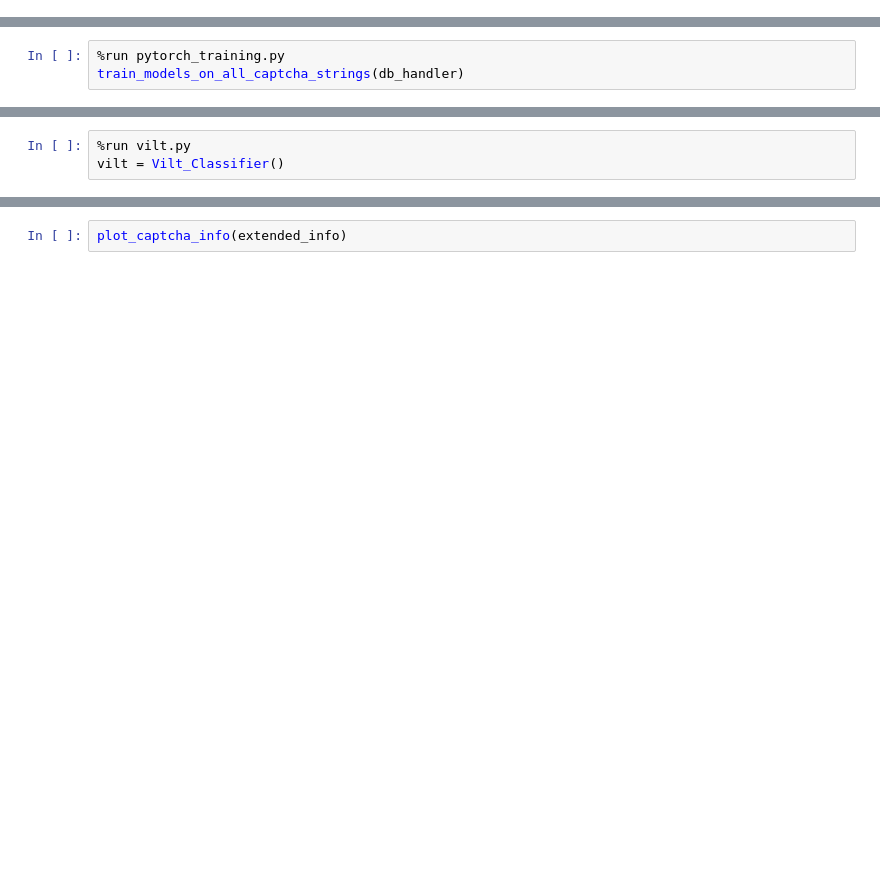
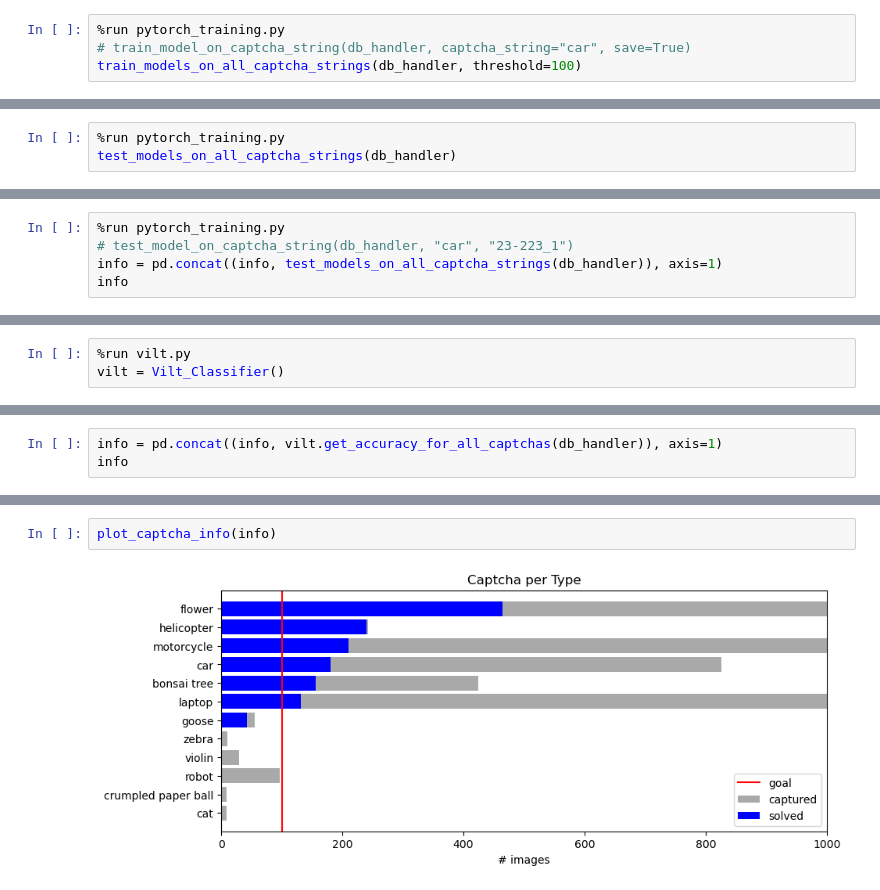
Before and after one commit to xTerradon/hcaptcha-solver, a Jupyter notebook: main.ipynb, the cells around one changed output, grey strips where cells are left out. Drawn from its saved outputs; the diff is of its cells as text; blank space fills up the shorter version.

Commit message:
testing existing models

```diff
--- a/main.ipynb
+++ b/main.ipynb
@@ -49,0 +68,4 @@ assert 1 == 0 # to avoid execution of code below
+# %%
+%run pytorch_training.py
+# train_model_on_captcha_string(db_handler, captcha_string="car", save=True)
+train_models_on_all_captcha_strings(db_handler, threshold=100)
@@ -50,3 +90,3 @@ assert 1 == 0 # to avoid execution of code below
 # %%
 %run pytorch_training.py
-train_models_on_all_captcha_strings(db_handler)
+test_models_on_all_captcha_strings(db_handler)
@@ -53,3 +113,8 @@ train_models_on_all_captcha_strings(db_handler)
 # %%
 %run manual_classifier/manual_classifier.py
 mc = Manual_Classifier(db_handler)
+# %%
+%run pytorch_training.py
+# test_model_on_captcha_string(db_handler, "car", "23-223_1")
+info = pd.concat((info, test_models_on_all_captcha_strings(db_handler)), axis=1)
+info
@@ -61,0 +150,3 @@ extended_info
+# %%
+info = pd.concat((info, vilt.get_accuracy_for_all_captchas(db_handler)), axis=1)
+info
@@ -62,2 +174,4 @@ extended_info
 # %%
-plot_captcha_info(extended_info)
+plot_captcha_info(info)
+# %% [output]
+[figure, added]
```
Also changed, not shown: parts of 10 cells of this notebook, 2 other files.
